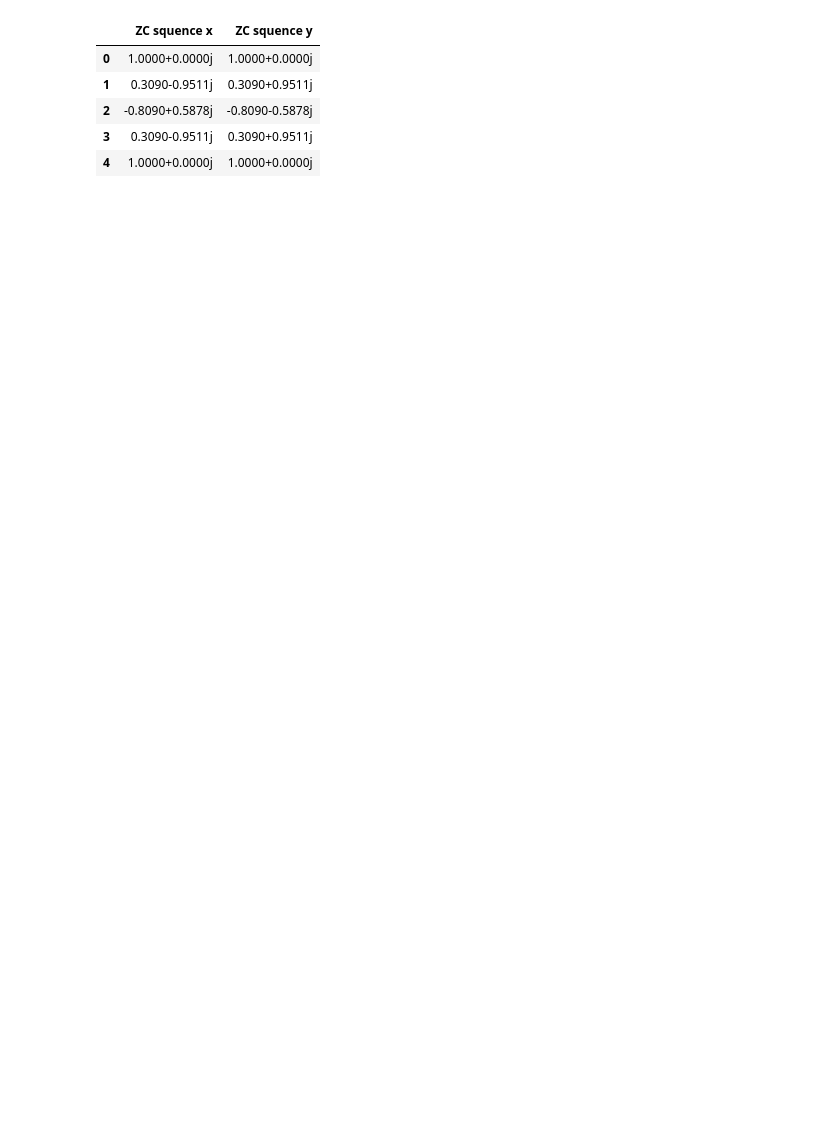
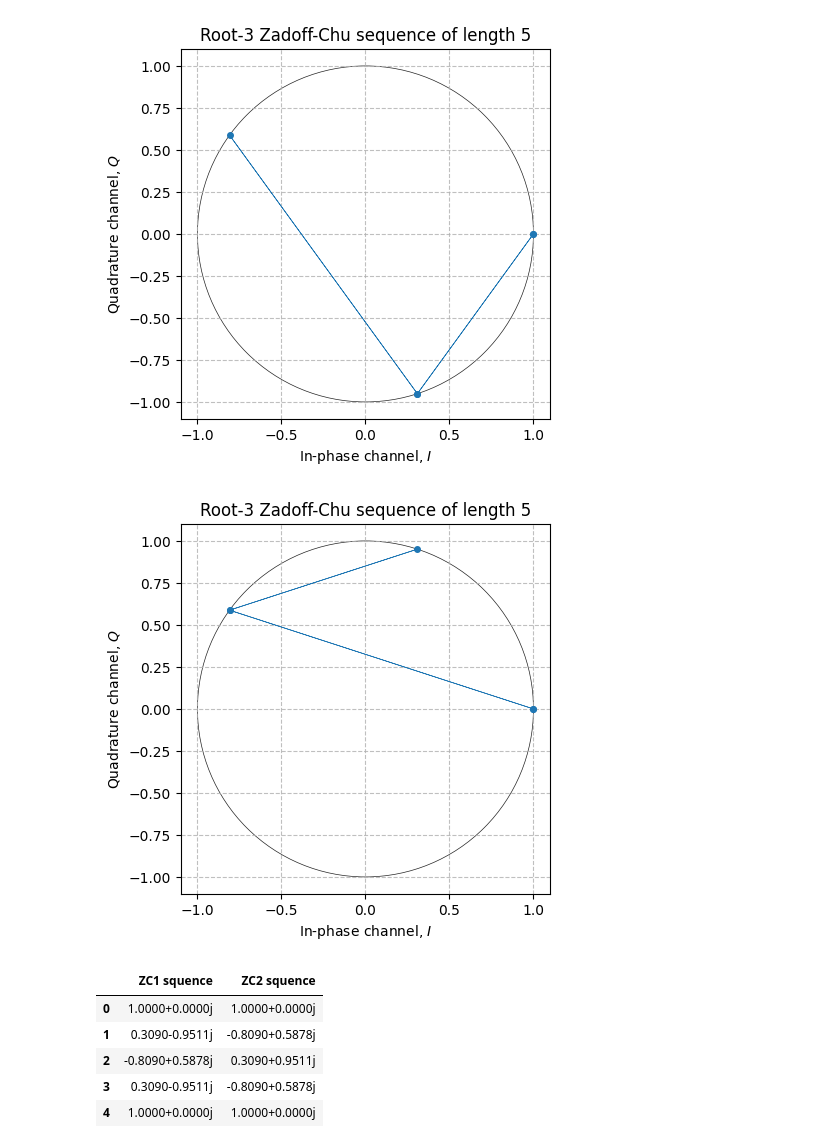
Before and after one commit to Danzo0l/py-laboratory, a Jupyter notebook: mMTC/zadoff-chu.ipynb, the cells around one changed output. Saved outputs shown, nothing was run; the diff lists cells and outputs as text; code cells hidden in the pictures; blank space fills up the shorter version.

```diff
--- a/mMTC/zadoff-chu.ipynb
+++ b/mMTC/zadoff-chu.ipynb
@@ -8,30 +6,38 @@ from mMTC.ZC_sequence import zc_sequence, zc_shift, cyclic_correlation, discrete
 # %%
-# ZC sequence params
-# First sequence
-NZC = 5
-r = 1
+# Params: N - length, r1 - root index of ZC sequence
+N = 5
+r1 = 1
+r2 = 3
 
-# Second sequence (for cross-correlation)
-NZC1 = 5
-r1 = 4
+ZC1 = sdr.zadoff_chu_sequence(N, r1)
+ZC2 = sdr.zadoff_chu_sequence(N, r2)
 
-# Accuracy
-ACURANCY = 8
+plt.figure()
+sdr.plot.constellation(ZC1, linestyle="-", linewidth=0.5, markersize=8)
+circle = plt.Circle((0, 0), 1, color='#222222', linewidth=0.5, fill=False)
+plt.gca().add_artist(circle)
+plt.title(f"Root-{r2} Zadoff-Chu sequence of length {N}")
 
-# Generate ZC-sequence
-n_values = np.arange(0, NZC)
-zc_values = zc_sequence(r, NZC)
-zc_values_y = zc_sequence(r1, NZC1)
+plt.figure()
+sdr.plot.constellation(ZC2, linestyle="-", linewidth=0.5, markersize=8)
+circle = plt.Circle((0, 0), 1, color='#222222', linewidth=0.5, fill=False)
+plt.gca().add_artist(circle)
+plt.title(f"Root-{r2} Zadoff-Chu sequence of length {N}")
+
+# Print sequences
+plt.show()
 
 # Print sequences
 pd.DataFrame({
-    'ZC squence x':  np.round(zc_values, decimals=4),
-    'ZC squence y':  np.round(zc_values_y, decimals=4)
+    'ZC1 squence':  np.round(ZC1, decimals=4),
+    'ZC2 squence':  np.round(ZC2, decimals=4)
 })
 # %% [output]
+[figure, added]
+[figure, added]
-|  | ZC squence x | ZC squence y |
+|  | ZC1 squence | ZC2 squence |
 | 0 | 1.0000+0.0000j | 1.0000+0.0000j |
-| 1 | 0.3090-0.9511j | 0.3090+0.9511j |
-| 2 | -0.8090+0.5878j | -0.8090-0.5878j |
-| 3 | 0.3090-0.9511j | 0.3090+0.9511j |
+| 1 | 0.3090-0.9511j | -0.8090+0.5878j |
+| 2 | -0.8090+0.5878j | 0.3090+0.9511j |
+| 3 | 0.3090-0.9511j | -0.8090+0.5878j |
 | 4 | 1.0000+0.0000j | 1.0000+0.0000j |
```
Also changed, not shown: parts of 7 cells of this notebook, 2 other files.
